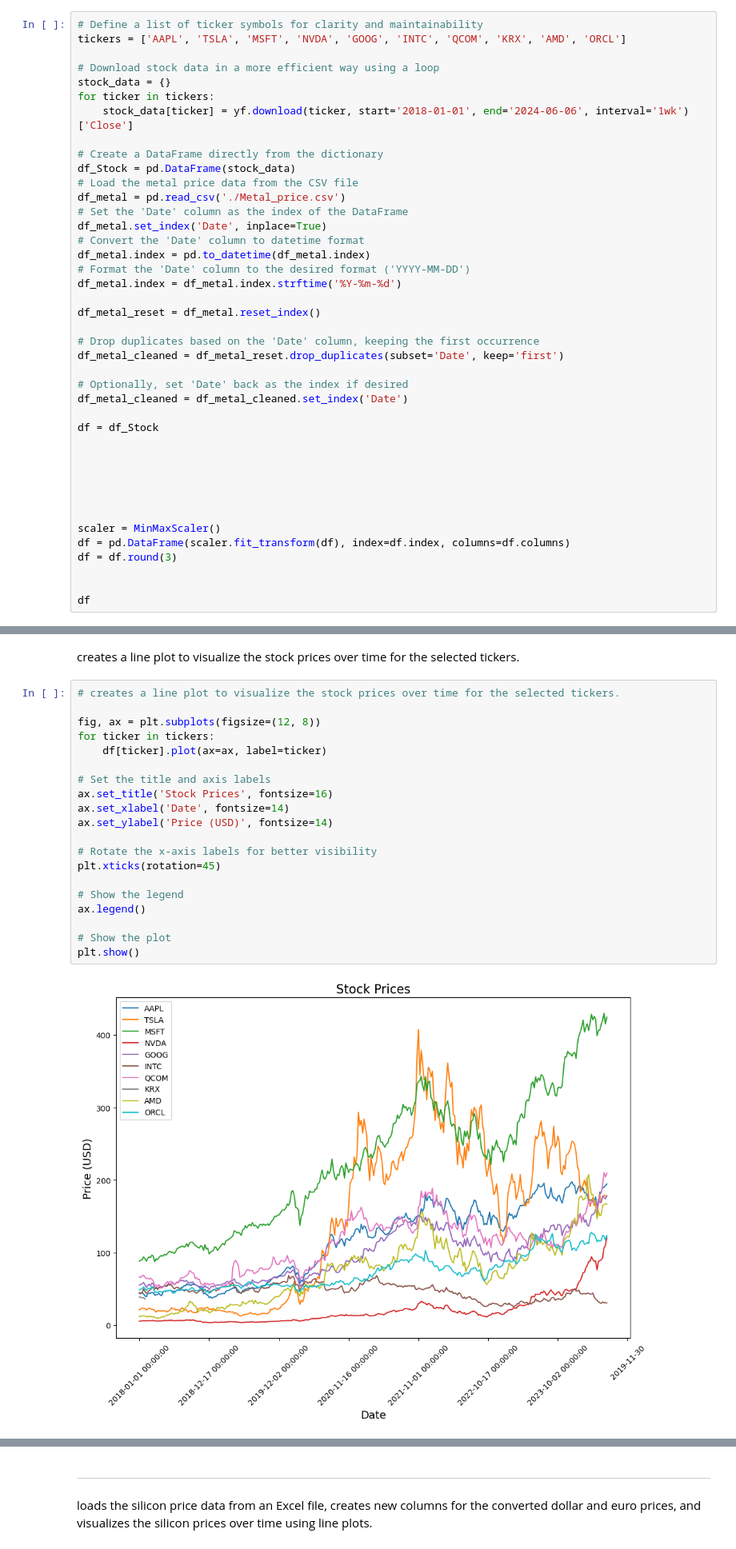
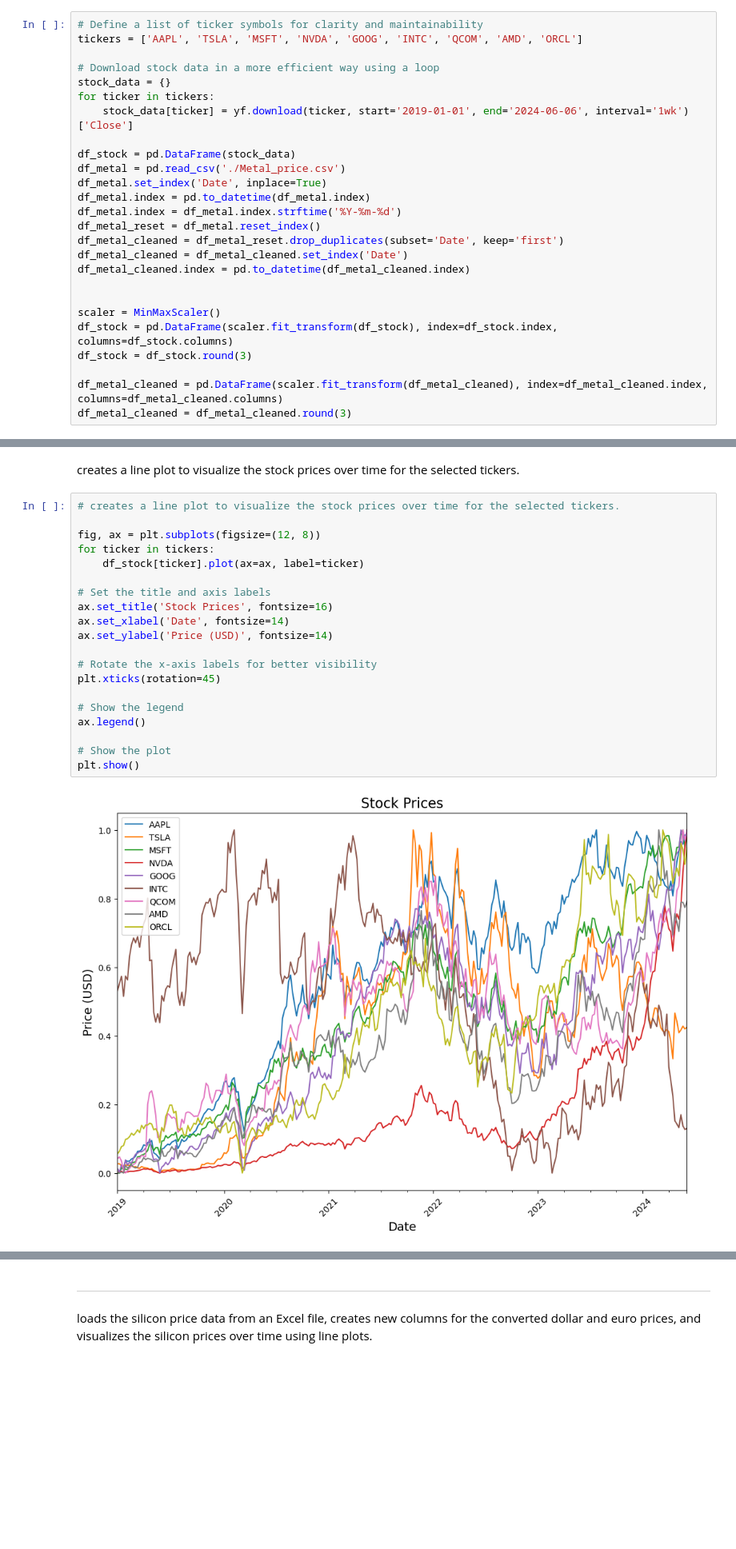
Before and after one commit to MR-ARMA/ML-Learning-Journey, a Jupyter notebook: Machine Learning/Predict_Silicon_Price_Project/src/main.ipynb, the cells around one changed output, grey strips where cells are left out. Shown at 80% size. Drawn from its saved outputs; the diff is of its cells as text; blank space fills up the shorter version.

Commit message:
Edit: Edit Silicon Price Prediction

```diff
--- a/Machine Learning/Predict_Silicon_Price_Project/src/main.ipynb
+++ b/Machine Learning/Predict_Silicon_Price_Project/src/main.ipynb
@@ -17,45 +17,30 @@ from sklearn.preprocessing import MinMaxScaler
 defines a list of stock tickers, downloads the stock data using the `yfinance` library, and creates a Pandas DataFrame with the stock closing prices.
 # %%
 # Define a list of ticker symbols for clarity and maintainability
-tickers = ['AAPL', 'TSLA', 'MSFT', 'NVDA', 'GOOG', 'INTC', 'QCOM', 'KRX', 'AMD', 'ORCL']
+tickers = ['AAPL', 'TSLA', 'MSFT', 'NVDA', 'GOOG', 'INTC', 'QCOM', 'AMD', 'ORCL']
 
 # Download stock data in a more efficient way using a loop
 stock_data = {}
 for ticker in tickers:
-    stock_data[ticker] = yf.download(ticker, start='2018-01-01', end='2024-06-06', interval='1wk')['Close']
+    stock_data[ticker] = yf.download(ticker, start='2019-01-01', end='2024-06-06', interval='1wk')['Close']
 
-# Create a DataFrame directly from the dictionary
-df_Stock = pd.DataFrame(stock_data)
-# Load the metal price data from the CSV file
+df_stock = pd.DataFrame(stock_data)
 df_metal = pd.read_csv('./Metal_price.csv')
-# Set the 'Date' column as the index of the DataFrame
 df_metal.set_index('Date', inplace=True)
-# Convert the 'Date' column to datetime format
 df_metal.index = pd.to_datetime(df_metal.index)
-# Format the 'Date' column to the desired format ('YYYY-MM-DD')
 df_metal.index = df_metal.index.strftime('%Y-%m-%d')
-
 df_metal_reset = df_metal.reset_index()
-
-# Drop duplicates based on the 'Date' column, keeping the first occurrence
 df_metal_cleaned = df_metal_reset.drop_duplicates(subset='Date', keep='first')
-
-# Optionally, set 'Date' back as the index if desired
 df_metal_cleaned = df_metal_cleaned.set_index('Date')
-
-df = df_Stock
-
-
-
-
+df_metal_cleaned.index = pd.to_datetime(df_metal_cleaned.index)
 
 
 scaler = MinMaxScaler()
-df = pd.DataFrame(scaler.fit_transform(df), index=df.index, columns=df.columns)
-df = df.round(3)
+df_stock = pd.DataFrame(scaler.fit_transform(df_stock), index=df_stock.index, columns=df_stock.columns)
+df_stock = df_stock.round(3)
 
-
-df
+df_metal_cleaned = pd.DataFrame(scaler.fit_transform(df_metal_cleaned), index=df_metal_cleaned.index, columns=df_metal_cleaned.columns)
+df_metal_cleaned = df_metal_cleaned.round(3)
 # %% [output]
 [*********************100%%**********************]  1 of 1 completed
 [*********************100%%**********************]  1 of 1 completed
@@ -112,25 +75,25 @@ creates a line plot to visualize the stock prices over time for the selected tic
 # %%
 # creates a line plot to visualize the stock prices over time for the selected tickers.
 
 fig, ax = plt.subplots(figsize=(12, 8))
 for ticker in tickers:
-    df[ticker].plot(ax=ax, label=ticker)
+    df_stock[ticker].plot(ax=ax, label=ticker)
 
 # Set the title and axis labels
 ax.set_title('Stock Prices', fontsize=16)
 ax.set_xlabel('Date', fontsize=14)
 ax.set_ylabel('Price (USD)', fontsize=14)
 
 # Rotate the x-axis labels for better visibility
 plt.xticks(rotation=45)
 
 # Show the legend
 ax.legend()
 
 # Show the plot
 plt.show()
 # %% [output]
-[figure, old version]
+[figure, new version]
 # %%
 
 
```
Also changed, not shown: parts of 21 cells of this notebook, 4 other files.
